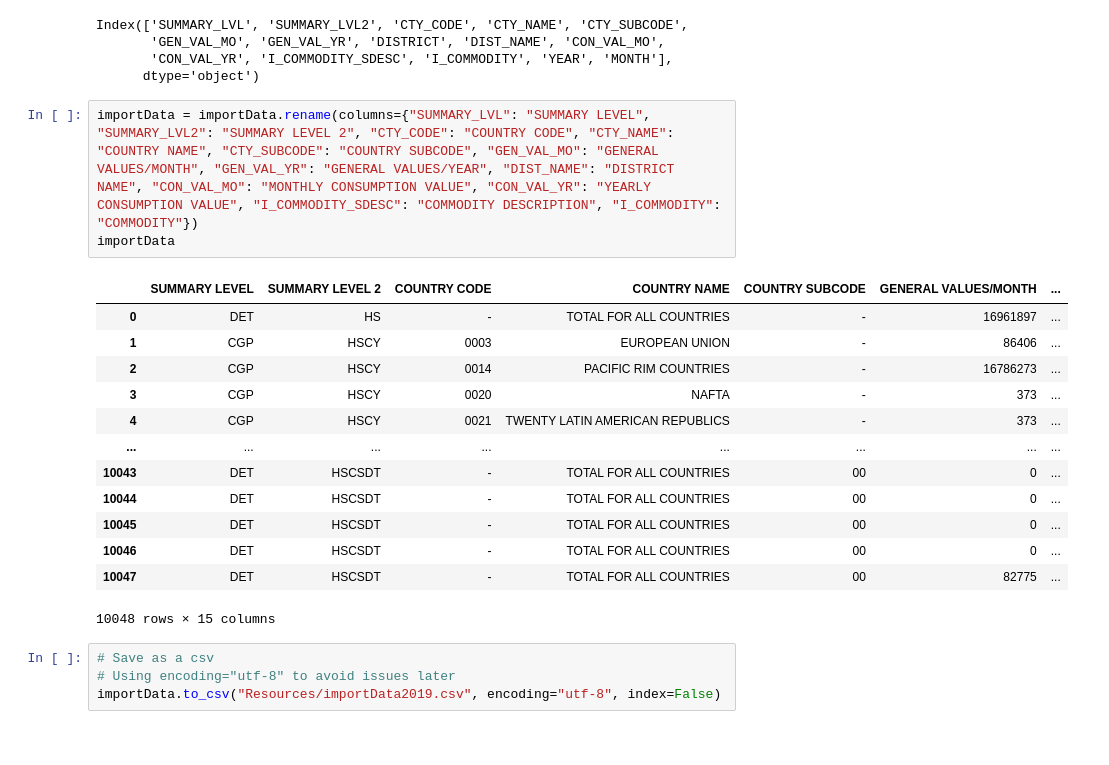
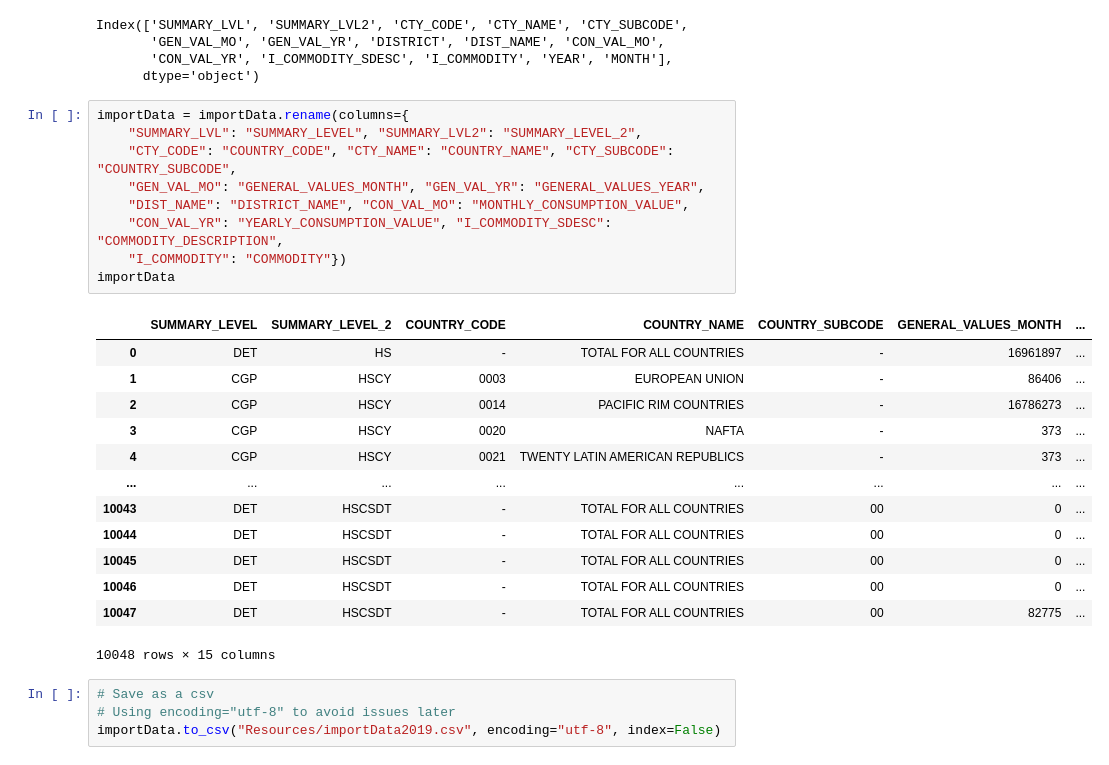
Before and after one commit to LaurenEGardner/bootcamp-project2, a Jupyter notebook: importAPI.ipynb, the cells around one changed output. Drawn from its saved outputs; the diff is of its cells as text.

Commit message:
update import csv col headers

```diff
--- a/importAPI.ipynb
+++ b/importAPI.ipynb
@@ -96,10 +96,16 @@ Index(['SUMMARY_LVL', 'SUMMARY_LVL2', 'CTY_CODE', 'CTY_NAME', 'CTY_SUBCODE',
        'CON_VAL_YR', 'I_COMMODITY_SDESC', 'I_COMMODITY', 'YEAR', 'MONTH'],
       dtype='object')
 # %%
-importData = importData.rename(columns={"SUMMARY_LVL": "SUMMARY LEVEL", "SUMMARY_LVL2": "SUMMARY LEVEL 2", "CTY_CODE": "COUNTRY CODE", "CTY_NAME": "COUNTRY NAME", "CTY_SUBCODE": "COUNTRY SUBCODE", "GEN_VAL_MO": "GENERAL VALUES/MONTH", "GEN_VAL_YR": "GENERAL VALUES/YEAR", "DIST_NAME": "DISTRICT NAME", "CON_VAL_MO": "MONTHLY CONSUMPTION VALUE", "CON_VAL_YR": "YEARLY CONSUMPTION VALUE", "I_COMMODITY_SDESC": "COMMODITY DESCRIPTION", "I_COMMODITY": "COMMODITY"})
+importData = importData.rename(columns={
+    "SUMMARY_LVL": "SUMMARY_LEVEL", "SUMMARY_LVL2": "SUMMARY_LEVEL_2",
+    "CTY_CODE": "COUNTRY_CODE", "CTY_NAME": "COUNTRY_NAME", "CTY_SUBCODE": "COUNTRY_SUBCODE",
+    "GEN_VAL_MO": "GENERAL_VALUES_MONTH", "GEN_VAL_YR": "GENERAL_VALUES_YEAR",
+    "DIST_NAME": "DISTRICT_NAME", "CON_VAL_MO": "MONTHLY_CONSUMPTION_VALUE",
+    "CON_VAL_YR": "YEARLY_CONSUMPTION_VALUE", "I_COMMODITY_SDESC": "COMMODITY_DESCRIPTION",
+    "I_COMMODITY": "COMMODITY"})
 importData
 # %% [output]
-|  | SUMMARY LEVEL | SUMMARY LEVEL 2 | COUNTRY CODE | COUNTRY NAME | COUNTRY SUBCODE | GENERAL VALUES/MONTH | ... |
+|  | SUMMARY_LEVEL | SUMMARY_LEVEL_2 | COUNTRY_CODE | COUNTRY_NAME | COUNTRY_SUBCODE | GENERAL_VALUES_MONTH | ... |
 | 0 | DET | HS | - | TOTAL FOR ALL COUNTRIES | - | 16961897 | ... |
 | 1 | CGP | HSCY | 0003 | EUROPEAN UNION | - | 86406 | ... |
 | 2 | CGP | HSCY | 0014 | PACIFIC RIM COUNTRIES | - | 16786273 | ... |
```
Also changed, not shown: 3 other files.
